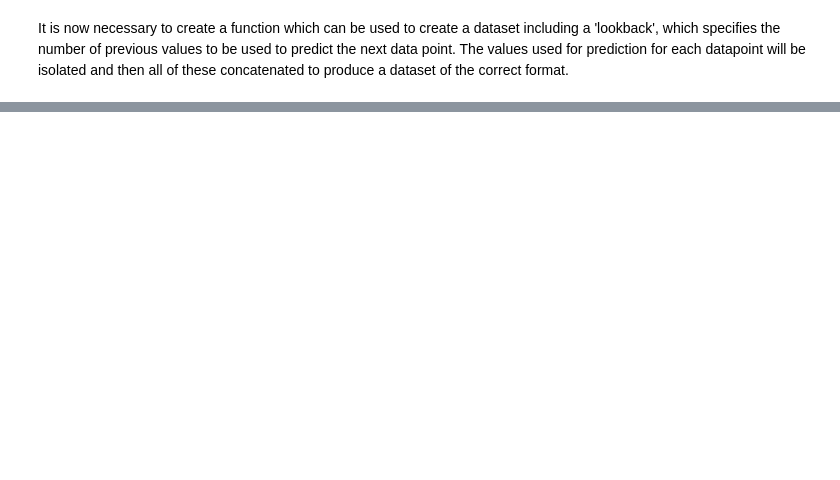
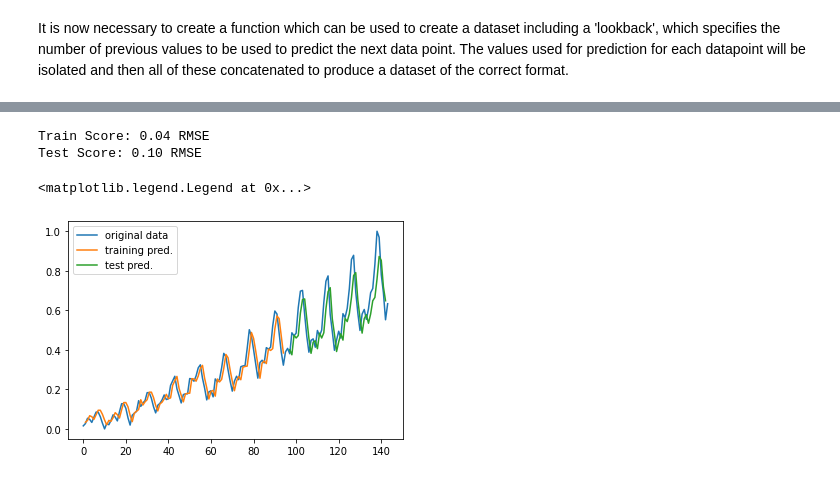
Before and after one commit to pmccthy/data-science-playground, a Jupyter notebook: RNNs/lstm.ipynb, the cells around one changed output, grey strips where cells are left out. Cells and saved outputs as stored; diff of their text form; code cells hidden in the pictures; blank space fills up the shorter version.

```diff
--- a/RNNs/lstm.ipynb
+++ b/RNNs/lstm.ipynb
@@ -47,3 +52,6 @@ def create_dataset(dataset, look_back=1):
     return numpy.array(dataX), numpy.array(dataY)
 # %%
 # create dataset for model
+look_back = 1
+trainX, trainY = create_dataset(train, look_back)
+testX, testY = create_dataset(test, look_back)
@@ -52 +58,6 @@ def create_dataset(dataset, look_back=1):
+# %%
+# reshape dataset to dimensions expected by LSTM blocks: [samples, time steps, features]
+# in our case, we just insert a dimension of size 1 since we only pass 1 time-step at a time
+trainX = numpy.reshape(trainX, (trainX.shape[0], 1, trainX.shape[1]))
+testX = numpy.reshape(testX, (testX.shape[0], 1, testX.shape[1]))
 # %%
@@ -58,0 +89,35 @@ model.fit(trainX, trainY, epochs=100, batch_size=1, verbose=2)
+# %%
+# test model
+# make predictions
+trainPredict = model.predict(trainX)
+testPredict = model.predict(testX)
+# invert predictions (ensure performance is reported in the same units as the original data)
+trainPredict = scaler.inverse_transform(trainPredict)
+trainY = scaler.inverse_transform([trainY])
+testPredict = scaler.inverse_transform(testPredict)
+testY = scaler.inverse_transform([testY])
+# calculate root mean squared error
+trainScore = math.sqrt(mean_squared_error(trainY[0], trainPredict[:,0]))
+print('Train Score: %.2f RMSE' % (trainScore))
+testScore = math.sqrt(mean_squared_error(testY[0], testPredict[:,0]))
+print('Test Score: %.2f RMSE' % (testScore))
+# %% [output]
+Train Score: 0.04 RMSE
+Test Score: 0.10 RMSE
+# %%
+# shift train predictions for plotting
+trainPredictPlot = numpy.empty_like(dataset)
+trainPredictPlot[:, :] = numpy.nan
+trainPredictPlot[look_back:len(trainPredict)+look_back, :] = trainPredict
+# shift test predictions for plotting
+testPredictPlot = numpy.empty_like(dataset)
+testPredictPlot[:, :] = numpy.nan
+testPredictPlot[len(trainPredict)+(look_back*2)+1:len(dataset)-1, :] = testPredict
+# plot baseline and predictions
+plt.plot(scaler.inverse_transform(dataset), label='original data')
+plt.plot(trainPredictPlot, label='training pred.')
+plt.plot(testPredictPlot, label='test pred.')
+plt.legend()
+# %% [output]
+<matplotlib.legend.Legend at 0x...>
+[figure, added]
```
Also changed, not shown: parts of 9 cells of this notebook.
